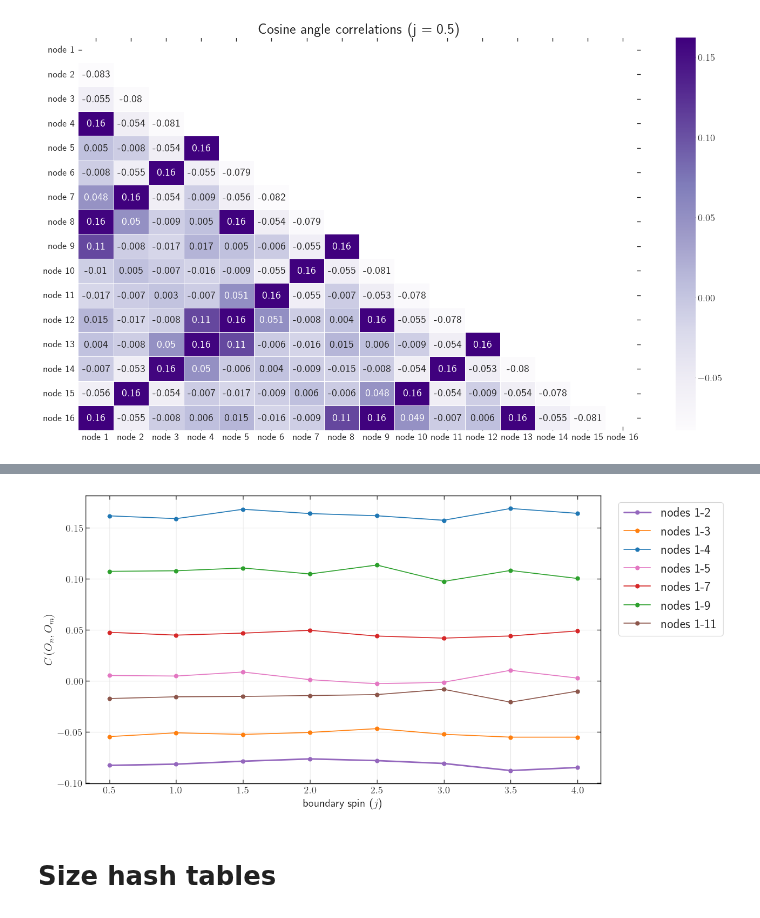
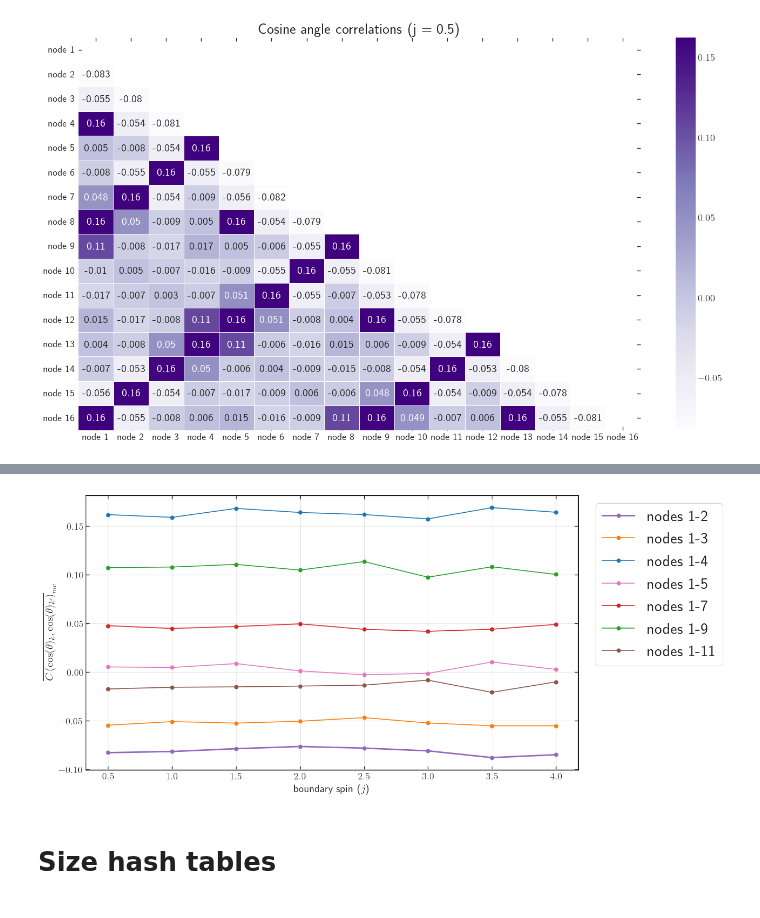
Before and after one commit to PietropaoloFrisoni/MCMC_16_cells_spinfoam, a Jupyter notebook: notebooks/Operators.ipynb, the cells around one changed output, grey strips where cells are left out. Drawn from its saved outputs; the diff is of its cells as text; code cells hidden in the pictures.

```diff
--- a/notebooks/Operators.ipynb
+++ b/notebooks/Operators.ipynb
@@ -809,36 +809,36 @@ df.plot(
     color="tab:green",
     linewidth=1.2,
     label="nodes 1-9",
 )
 df.plot(
     x="spin",
     y="node 11",
     ax=ax,
     kind="line",
     style="-o",
     color="tab:brown",
     linewidth=1.2,
     label="nodes 1-11",
 )
 
 plt.legend(fontsize=14)
 # ax.set_ylim([-0.303, -0.363])
-plt.ylabel(r"$C \left( O_n, O_m \right)$")
+plt.ylabel(r"$\overline{ C \left( \cos (\theta)_k, \cos (\theta)_{k'} \right) }_{mc}$")
 plt.xlabel("boundary spin ($j$)")
 # plt.title("Cosine angle correlations", fontsize=16)
 
 lgd = plt.legend(
-    loc="upper right", bbox_to_anchor=(1.25, 1), fontsize="large", fancybox=True
+    loc="upper right", bbox_to_anchor=(1.31, 1), fontsize=22, fancybox=True
 )
 
 # save the plot
 printfile = "./plots/angles_correlations"
 plt.savefig(printfile + ".svg", bbox_extra_artists=(lgd,), bbox_inches="tight")
 # plt.savefig(printfile+'.png',dpi=300)
 
 plt.show()
 # %% [output]
-[figure, old version]
+[figure, new version]
 # %% [markdown]
 # Size hash tables
 # %%
```
Also changed, not shown: parts of 2 cells of this notebook, 4 other files.
